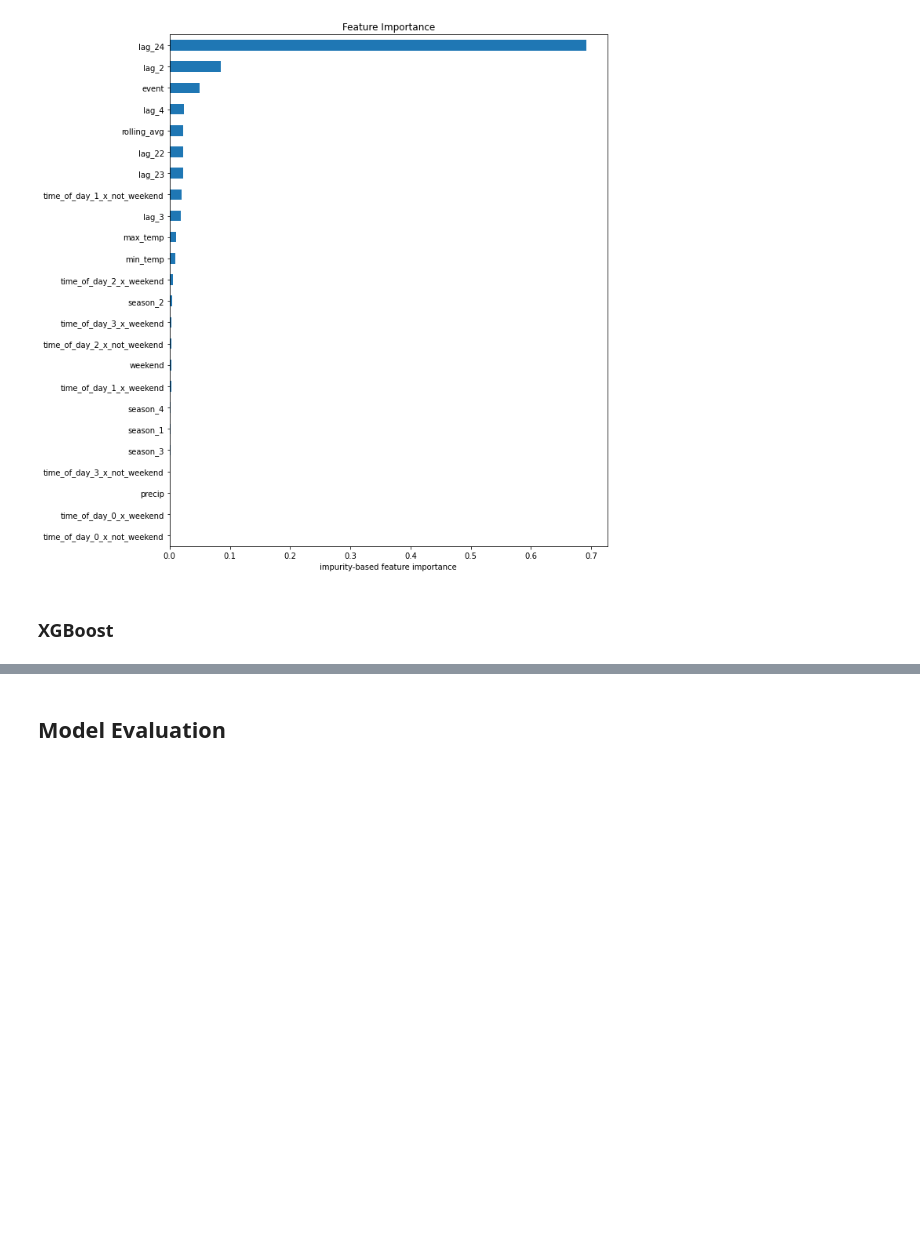
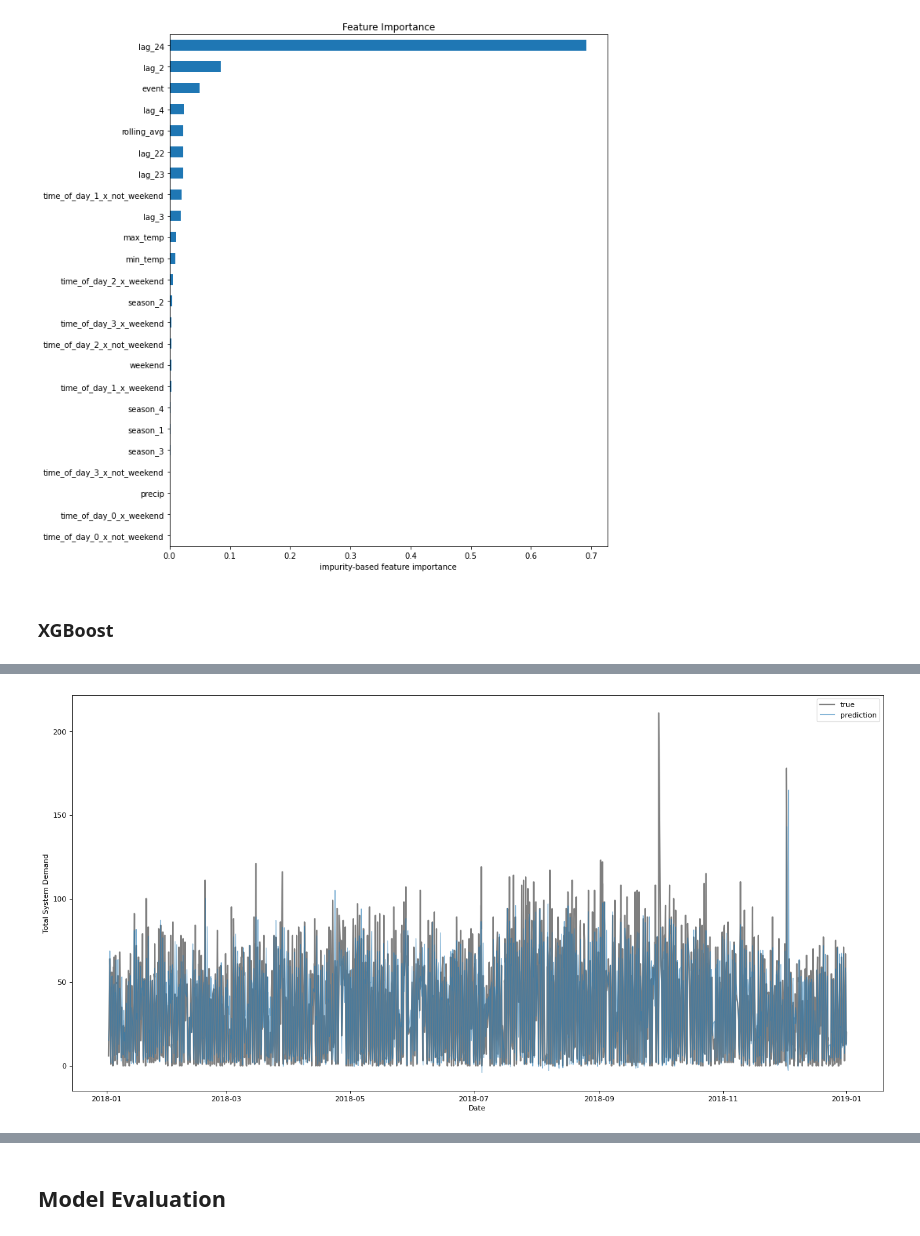
Before and after one commit to masbach/BananaCode, a Jupyter notebook: notebooks/4-PredictiveAnalysis.ipynb, the cells around one changed output, grey strips where cells are left out. Cells and saved outputs as stored; diff of their text form; code cells hidden in the pictures; blank space fills up the shorter version.

Commit message:
add Polynomial

```diff
--- a/notebooks/4-PredictiveAnalysis.ipynb
+++ b/notebooks/4-PredictiveAnalysis.ipynb
@@ -315,0 +320,84 @@ xgb.to_graphviz(XGB.best_estimator_, num_trees=XGB.best_estimator_.best_iteratio
+# %%
+#top 10 features
+df_selected = df[['lag_2', 'lag_24', 'max_temp', 'rolling_avg', 'lag_4', 'lag_22', 'lag_23', 'lag_3', 'min_temp', 'time_of_day_1_x_not_weekend', 'demand']]
+
+#top 3 features
+#df_selected = df_selected[['lag_2', 'lag_24', 'max_temp', 'demand']]
+#df_selected.head(2)
+
+X = df_selected.drop(["demand"],axis=1).copy()
+y = df_selected.demand
+
+#split
+X_train, X_test, y_train, y_test = train_test_split(X, y, test_size=0.3, random_state=42)
+# %%
+rmse_err_train = []
+rmse_err_test = []
+r2_err_train  = []
+r2_err_test = []
+mae_err_train  = []
+mae_err_test = []
+ae_err_train  = []
+ae_err_test = []
+deg = []
+degree = 5
+
+for i in range(1,degree,1):
+    #"Creates a polynomial regression model for the given degree"
+    poly_features = PolynomialFeatures(degree=i)
+
+    # transforms the existing features to higher degree features.
+    X_train_poly = poly_features.fit_transform(X_train)
+
+    # fit the transformed features to Linear Regression
+    poly_model = LinearRegression()
+    poly_model.fit(X_train_poly, y_train)
+
+    # predicting on training data-set
+    y_train_predicted = poly_model.predict(X_train_poly)
+
+    # predicting on test data-set
+    y_test_predict = poly_model.predict(poly_features.fit_transform(X_test))
+
+    # evaluating the model on training dataset
+    rmse_train = np.sqrt(mean_squared_error(y_train, y_train_predicted))
+    r2_train = r2_score(y_train, y_train_predicted)
+    mae_train = mean_absolute_error(y_train, y_train_predicted)
+    ae_train = sum(y_train - y_train_predicted)/len(y_train_predicted)
+
+    # evaluating the model on test dataset
+    rmse_test = np.sqrt(mean_squared_error(y_test, y_test_predict))
+    r2_test = r2_score(y_test, y_test_predict)
+    mae_test = mean_absolute_error(y_test, y_test_predict)
+    ae_test = sum(y_test - y_test_predict)/len(y_test_predict)
+
+    # append train errors
+    rmse_err_train.append(rmse_train)
+    r2_err_train.append(r2_train)
+    mae_err_train.append(mae_train)
+    ae_err_train.append(ae_train)
+
+    # append test errors
+    rmse_err_test.append(rmse_test)
+    r2_err_test.append(r2_test)
+    mae_err_test.append(mae_test)
+    ae_err_test.append(ae_test)
+
+    deg.append(i)
+
+    #plot all errors
+    plot_true_vs_prediction(y_test_predict, y_test)
+
+#     print("The model performance for the training set")
+#     print("-------------------------------------------")
+#     print("RMSE of training set is {}".format(rmse_train))
+#     print("R2 score of training set is {}".format(r2_train))
+
+#     print("\n")
+
+#     print("The model performance for the test set")
+#     print("-------------------------------------------")
+#     print("RMSE of test set is {}".format(rmse_test))
+#     print("R2 score of test set is {}".format(r2_test))
+# %% [output]
+[figure, added]
```
Also changed, not shown: parts of 11 cells of this notebook, 1 other file.
